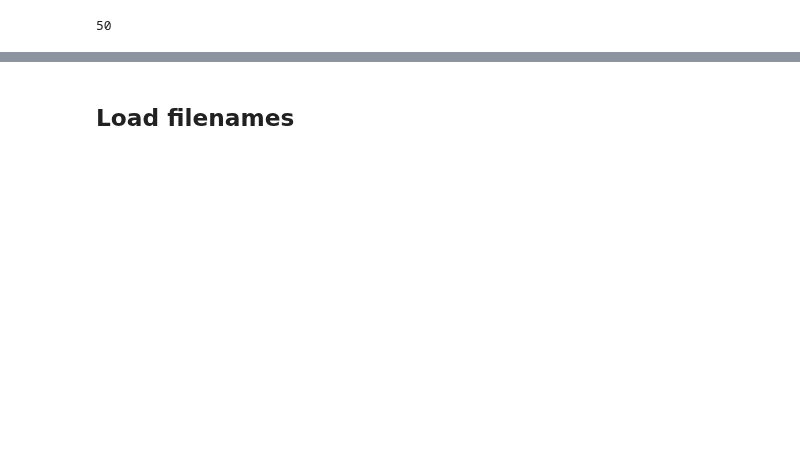
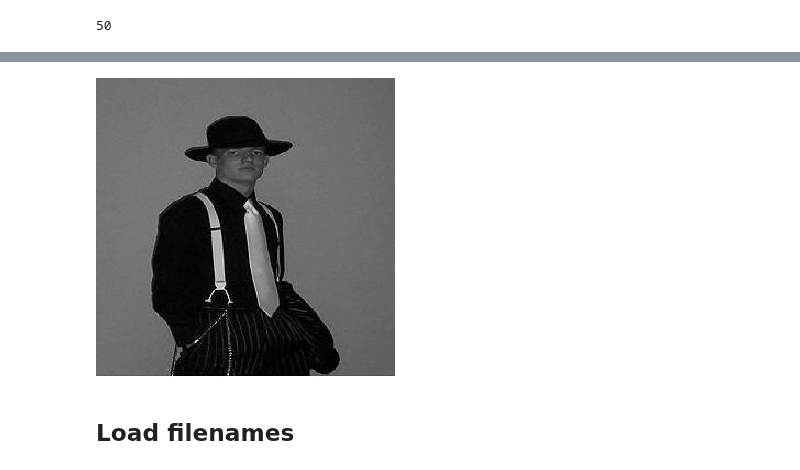
Before and after one commit to tyler-martin-12/tcav_on_azure, a Jupyter notebook: top_3_azure.ipynb, the cells around one changed output, grey strips where cells are left out. Saved outputs shown, nothing was run; the diff lists cells and outputs as text; code cells hidden in the pictures; blank space fills up the shorter version.

```diff
--- a/top_3_azure.ipynb
+++ b/top_3_azure.ipynb
@@ -210,3 +221,9 @@ plt.show()
+# %%
+img_path = os.path.join(working_dir,'concepts/suit/img9.jpg')
+img = image.load_img(img_path, target_size=(299, 299))
+img
+# %% [output]
+[figure, added]
 # %%
 mytcav = tcav.TCAV(sess,target, concepts, bottlenecks,
         act_generator, alphas,cav_dir = cav_dir,num_random_exp=1)
```
Also changed, not shown: parts of 14 cells of this notebook, 1 other file.
